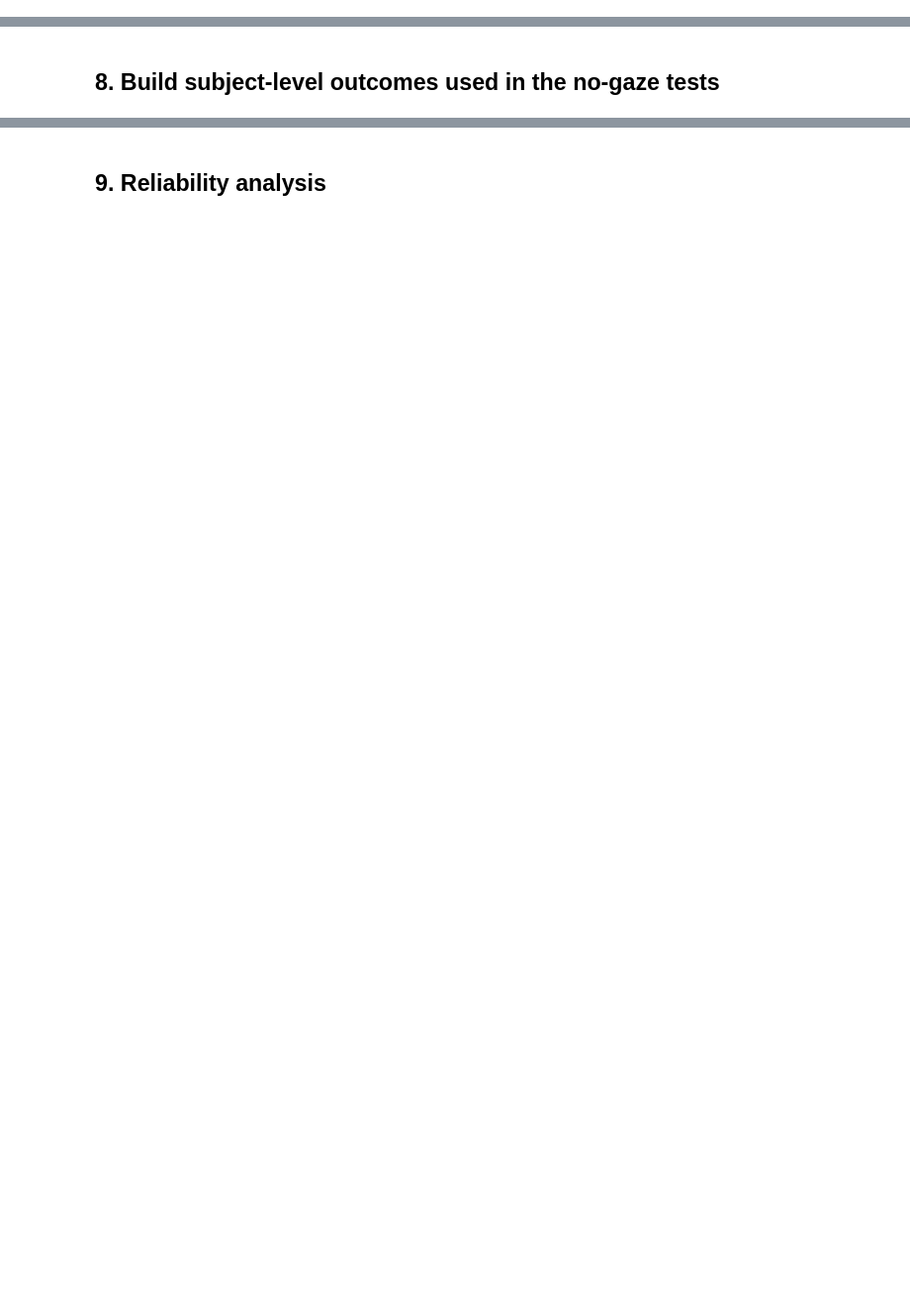
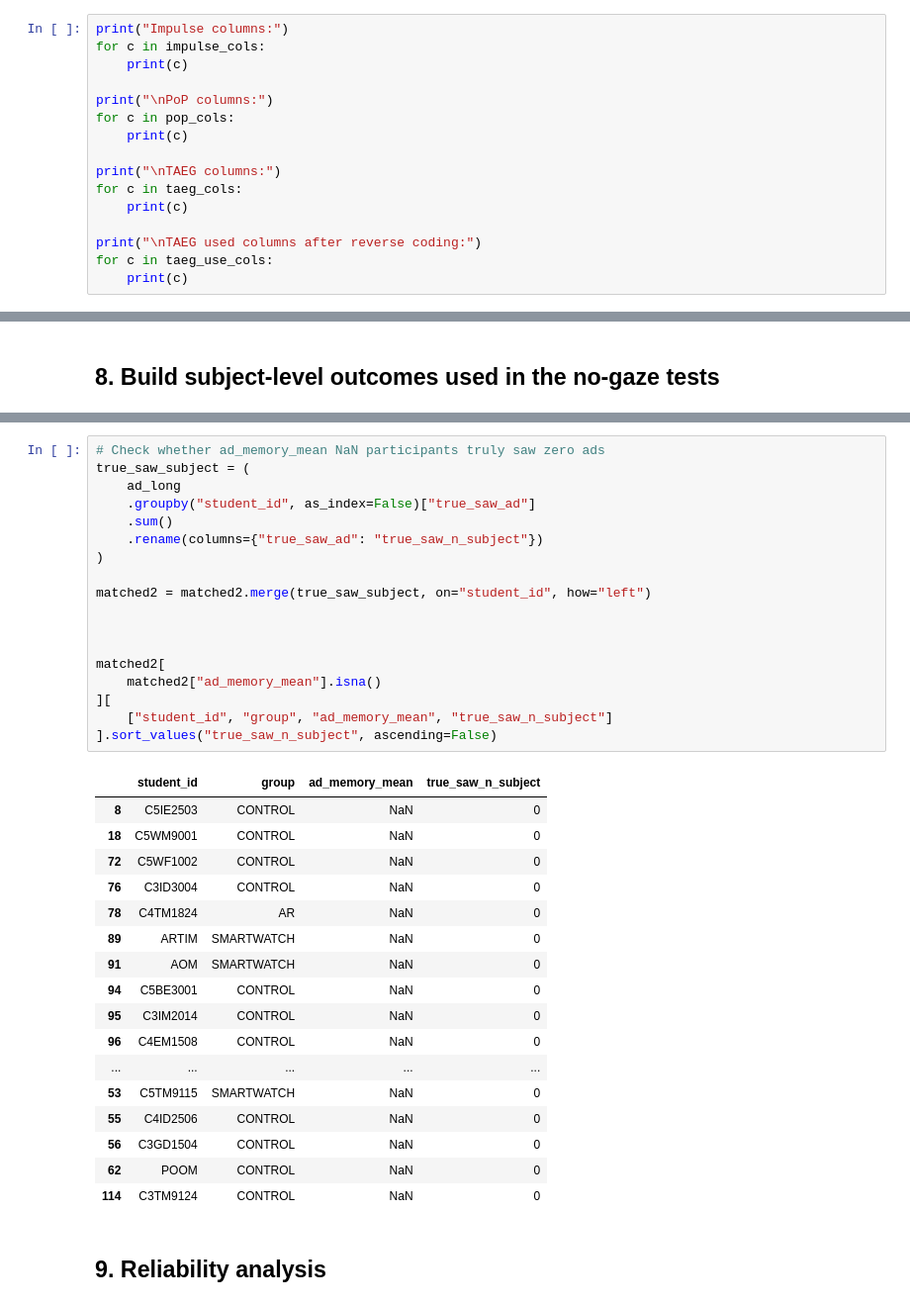
Before and after one commit to Matus-Tanonwong/Meta_Quest_Videos, a Jupyter notebook: no_gaze_pipeline_notebook.ipynb, the cells around one changed output, grey strips where cells are left out. Shown at 99% size. Drawn from its saved outputs; the diff is of its cells as text; blank space fills up the shorter version.

```diff
--- a/no_gaze_pipeline_notebook.ipynb
+++ b/no_gaze_pipeline_notebook.ipynb
@@ -482,0 +765,16 @@ matched[["student_id","group","impulse_buying","pop_attitude","taeg"]].head()
+# %%
+print("Impulse columns:")
+for c in impulse_cols:
+    print(c)
+
+print("\nPoP columns:")
+for c in pop_cols:
+    print(c)
+
+print("\nTAEG columns:")
+for c in taeg_cols:
+    print(c)
+
+print("\nTAEG used columns after reverse coding:")
+for c in taeg_use_cols:
+    print(c)
@@ -609,2 +2161,38 @@ matched2[["student_id","group","ad_memory_mean","purchase_intention_overall","pu
+# %%
+# Check whether ad_memory_mean NaN participants truly saw zero ads
+true_saw_subject = (
+    ad_long
+    .groupby("student_id", as_index=False)["true_saw_ad"]
+    .sum()
+    .rename(columns={"true_saw_ad": "true_saw_n_subject"})
+)
+
+matched2 = matched2.merge(true_saw_subject, on="student_id", how="left")
+
+
+
+matched2[
+    matched2["ad_memory_mean"].isna()
+][
+    ["student_id", "group", "ad_memory_mean", "true_saw_n_subject"]
+].sort_values("true_saw_n_subject", ascending=False)
+# %% [output]
+|  | student_id | group | ad_memory_mean | true_saw_n_subject |
+| 8 | C5IE2503 | CONTROL | NaN | 0 |
+| 18 | C5WM9001 | CONTROL | NaN | 0 |
+| 72 | C5WF1002 | CONTROL | NaN | 0 |
+| 76 | C3ID3004 | CONTROL | NaN | 0 |
+| 78 | C4TM1824 | AR | NaN | 0 |
+| 89 | ARTIM | SMARTWATCH | NaN | 0 |
+| 91 | AOM | SMARTWATCH | NaN | 0 |
+| 94 | C5BE3001 | CONTROL | NaN | 0 |
+| 95 | C3IM2014 | CONTROL | NaN | 0 |
+| 96 | C4EM1508 | CONTROL | NaN | 0 |
+| ... | ... | ... | ... | ... |
+| 53 | C5TM9115 | SMARTWATCH | NaN | 0 |
+| 55 | C4ID2506 | CONTROL | NaN | 0 |
+| 56 | C3GD1504 | CONTROL | NaN | 0 |
+| 62 | POOM | CONTROL | NaN | 0 |
+| 114 | C3TM9124 | CONTROL | NaN | 0 |
 # %% [markdown]
 ## 9. Reliability analysis
```
Also changed, not shown: parts of 21 cells of this notebook, 2 other files.
